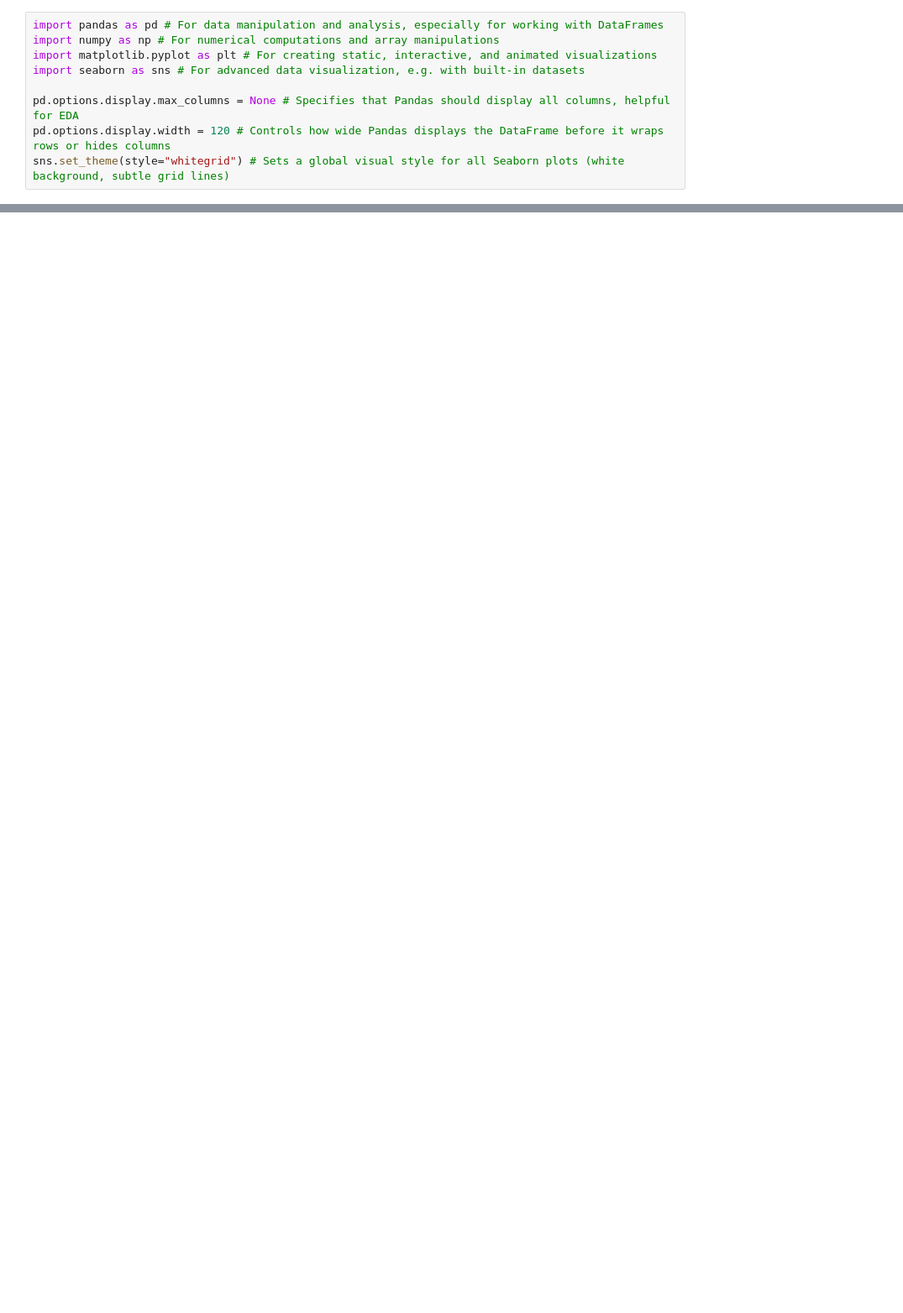
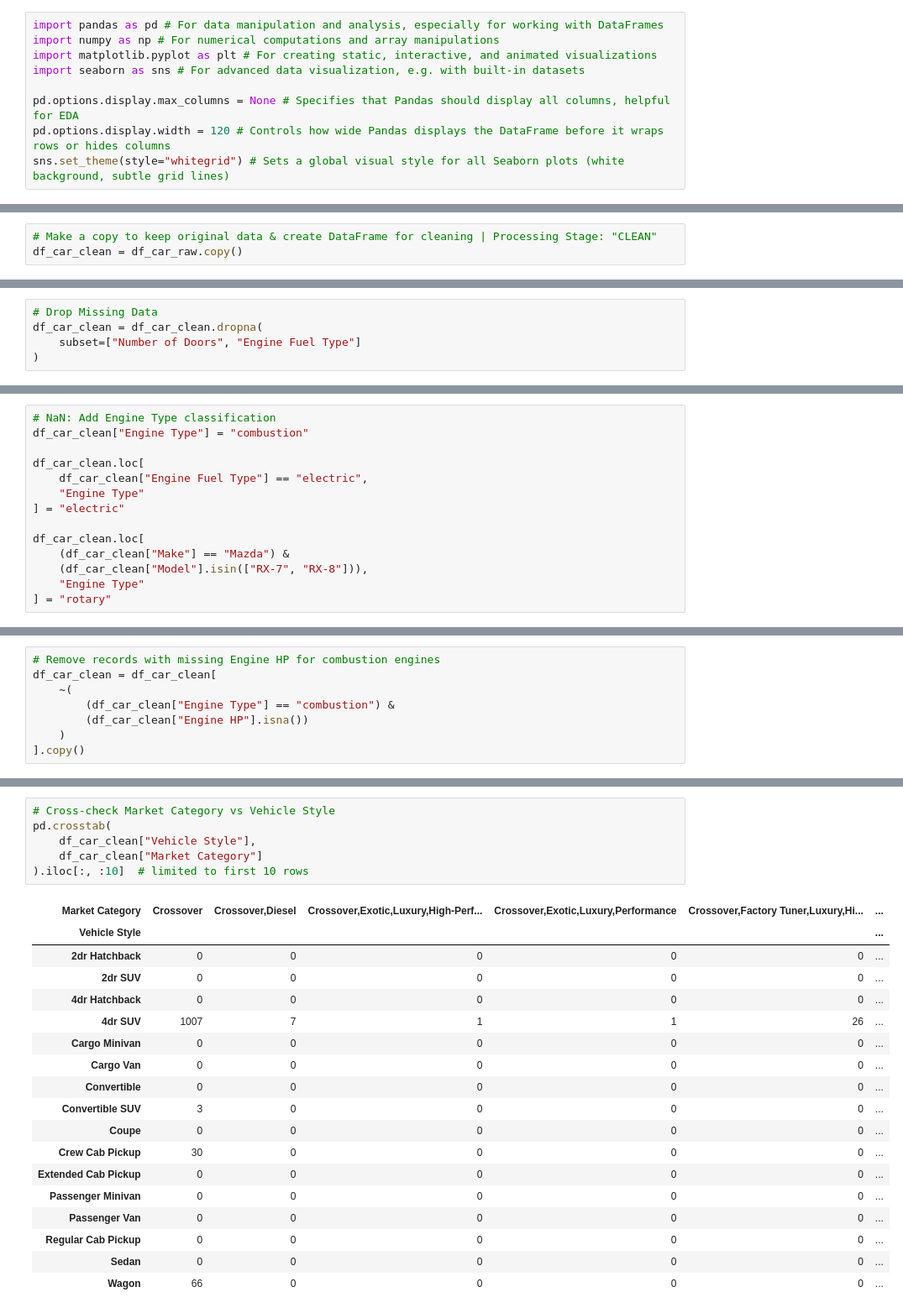
Before and after one commit to t-jor/car-market-analysis, a Jupyter notebook: notebooks/car_market_analysis.ipynb, the cells around one changed output, grey strips where cells are left out. Shown at 84% size. Saved outputs shown, nothing was run; the diff lists cells and outputs as text; blank space fills up the shorter version.

```diff
--- a/notebooks/car_market_analysis.ipynb
+++ b/notebooks/car_market_analysis.ipynb
@@ -19,0 +228,3 @@ sns.set_theme(style="whitegrid") # Sets a global visual style for all Seaborn pl
+# %%
+# Make a copy to keep original data & create DataFrame for cleaning | Processing Stage: "CLEAN"
+df_car_clean = df_car_raw.copy()
@@ -19,0 +318,5 @@ sns.set_theme(style="whitegrid") # Sets a global visual style for all Seaborn pl
+# %%
+# Drop Missing Data
+df_car_clean = df_car_clean.dropna(
+    subset=["Number of Doors", "Engine Fuel Type"]
+)
@@ -19,0 +449,14 @@ sns.set_theme(style="whitegrid") # Sets a global visual style for all Seaborn pl
+# %%
+# NaN: Add Engine Type classification
+df_car_clean["Engine Type"] = "combustion"
+
+df_car_clean.loc[
+    df_car_clean["Engine Fuel Type"] == "electric",
+    "Engine Type"
+] = "electric"
+
+df_car_clean.loc[
+    (df_car_clean["Make"] == "Mazda") &
+    (df_car_clean["Model"].isin(["RX-7", "RX-8"])),
+    "Engine Type"
+] = "rotary"
@@ -19,0 +513,8 @@ sns.set_theme(style="whitegrid") # Sets a global visual style for all Seaborn pl
+# %%
+# Remove records with missing Engine HP for combustion engines
+df_car_clean = df_car_clean[
+    ~(
+        (df_car_clean["Engine Type"] == "combustion") &
+        (df_car_clean["Engine HP"].isna())
+    )
+].copy()
@@ -19,0 +555,25 @@ sns.set_theme(style="whitegrid") # Sets a global visual style for all Seaborn pl
+# %%
+# Cross-check Market Category vs Vehicle Style
+pd.crosstab(
+    df_car_clean["Vehicle Style"],
+    df_car_clean["Market Category"]
+).iloc[:, :10]  # limited to first 10 rows
+# %% [output]
+| Market Category | Crossover | Crossover,Diesel | Crossover,Exotic,Luxury,High-Perf... | Crossover,Exotic,Luxury,Performance | Crossover,Factory Tuner,Luxury,Hi... | ... |
+| Vehicle Style |  |  |  |  |  | ... |
+| 2dr Hatchback | 0 | 0 | 0 | 0 | 0 | ... |
+| 2dr SUV | 0 | 0 | 0 | 0 | 0 | ... |
+| 4dr Hatchback | 0 | 0 | 0 | 0 | 0 | ... |
+| 4dr SUV | 1007 | 7 | 1 | 1 | 26 | ... |
+| Cargo Minivan | 0 | 0 | 0 | 0 | 0 | ... |
+| Cargo Van | 0 | 0 | 0 | 0 | 0 | ... |
+| Convertible | 0 | 0 | 0 | 0 | 0 | ... |
+| Convertible SUV | 3 | 0 | 0 | 0 | 0 | ... |
+| Coupe | 0 | 0 | 0 | 0 | 0 | ... |
+| Crew Cab Pickup | 30 | 0 | 0 | 0 | 0 | ... |
+| Extended Cab Pickup | 0 | 0 | 0 | 0 | 0 | ... |
+| Passenger Minivan | 0 | 0 | 0 | 0 | 0 | ... |
+| Passenger Van | 0 | 0 | 0 | 0 | 0 | ... |
+| Regular Cab Pickup | 0 | 0 | 0 | 0 | 0 | ... |
+| Sedan | 0 | 0 | 0 | 0 | 0 | ... |
+| Wagon | 66 | 0 | 0 | 0 | 0 | ... |
```
Also changed, not shown: parts of 56 cells of this notebook.
